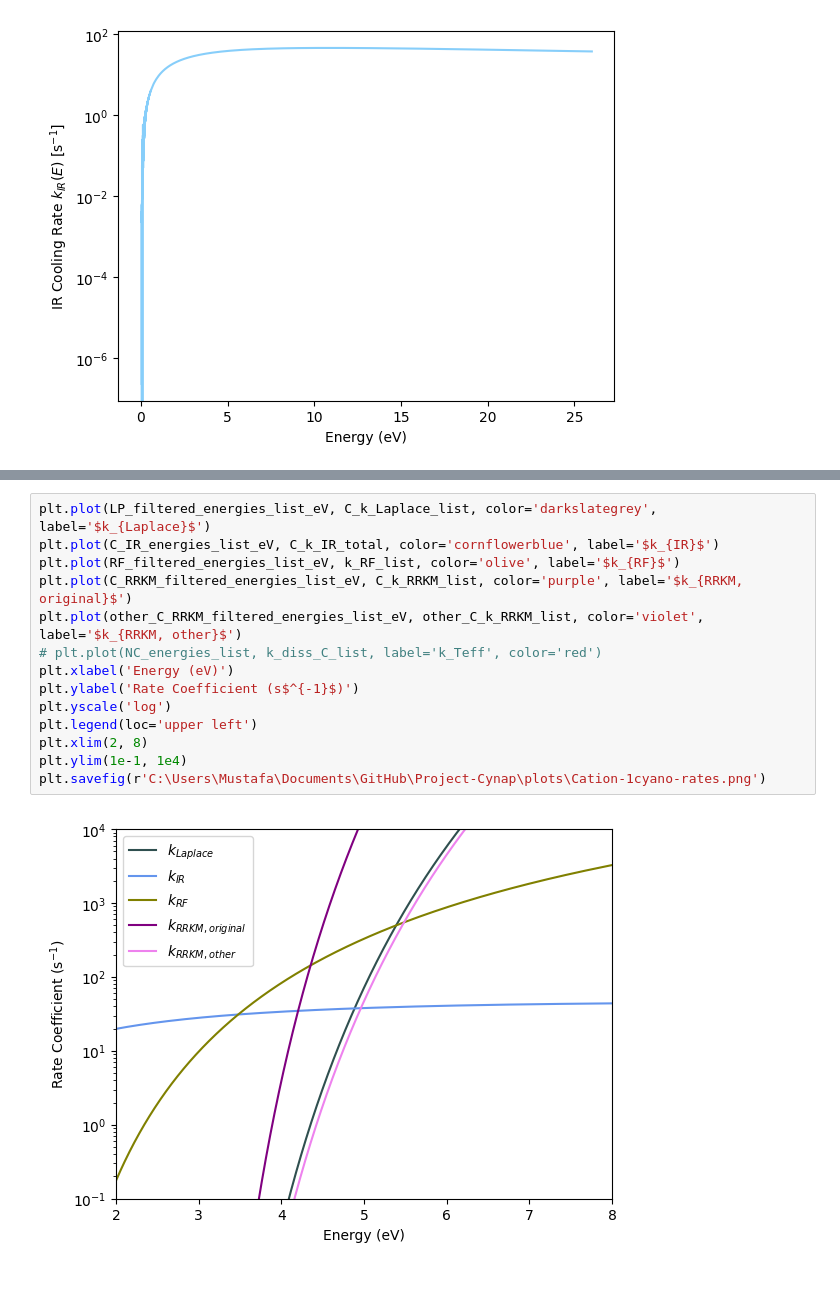
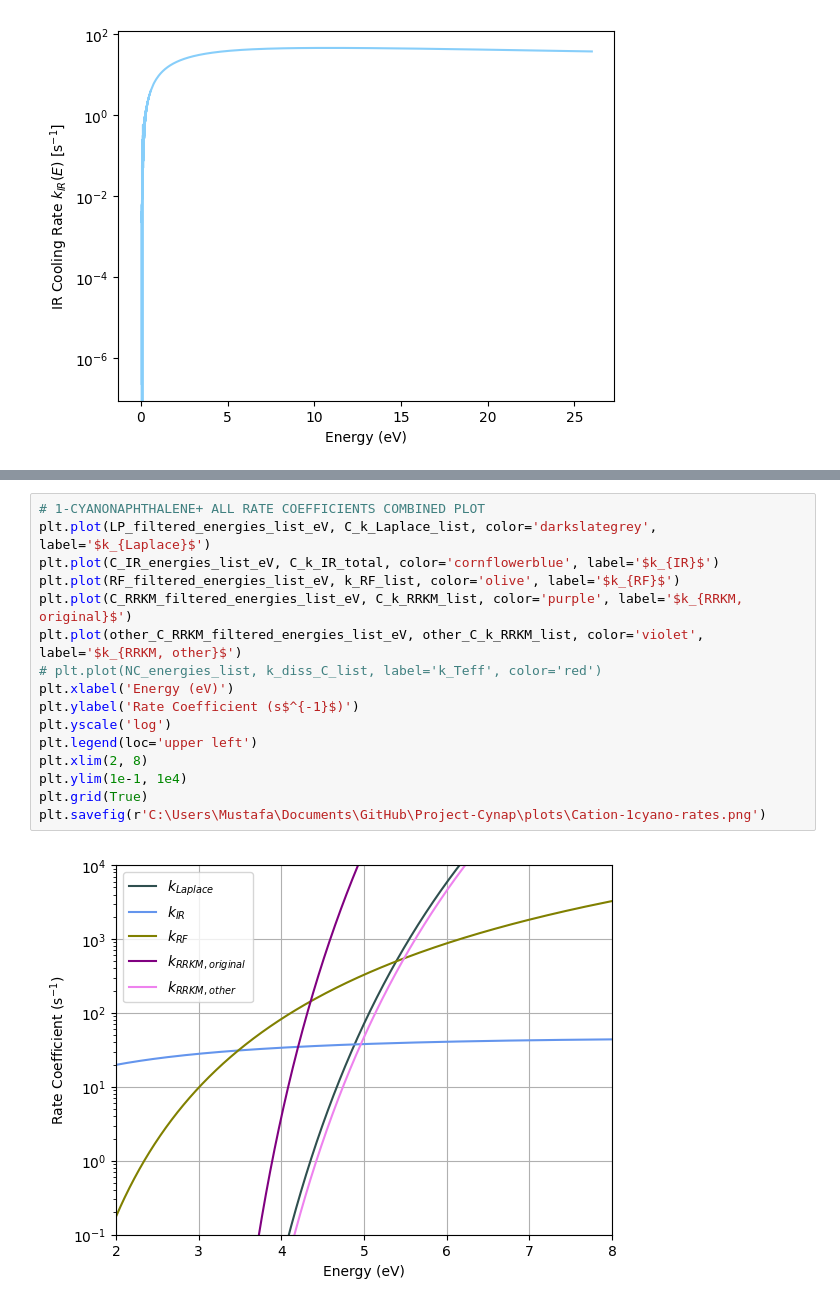
Before and after one commit to mustafa9812/Project-Cynap, a Jupyter notebook: scripts/calculations.ipynb, the cells around one changed output, grey strips where cells are left out. Cells and saved outputs as stored; diff of their text form.

```diff
--- a/scripts/calculations.ipynb
+++ b/scripts/calculations.ipynb
@@ -963,19 +967,21 @@ plt.show()
 # %% [output]
 [figure]
 # %%
+# 1-CYANONAPHTHALENE+ ALL RATE COEFFICIENTS COMBINED PLOT
 plt.plot(LP_filtered_energies_list_eV, C_k_Laplace_list, color='darkslategrey', label='$k_{Laplace}$')
 plt.plot(C_IR_energies_list_eV, C_k_IR_total, color='cornflowerblue', label='$k_{IR}$')
 plt.plot(RF_filtered_energies_list_eV, k_RF_list, color='olive', label='$k_{RF}$')
 plt.plot(C_RRKM_filtered_energies_list_eV, C_k_RRKM_list, color='purple', label='$k_{RRKM, original}$')
 plt.plot(other_C_RRKM_filtered_energies_list_eV, other_C_k_RRKM_list, color='violet', label='$k_{RRKM, other}$')
 # plt.plot(NC_energies_list, k_diss_C_list, label='k_Teff', color='red')
 plt.xlabel('Energy (eV)')
 plt.ylabel('Rate Coefficient (s$^{-1}$)')
 plt.yscale('log')
 plt.legend(loc='upper left')
 plt.xlim(2, 8)
 plt.ylim(1e-1, 1e4)
+plt.grid(True)
 plt.savefig(r'C:\Users\Mustafa\Documents\GitHub\Project-Cynap\plots\Cation-1cyano-rates.png')
 # %% [output]
-[figure, old version]
+[figure, new version]
 # %%
```
Also changed, not shown: parts of 8 cells of this notebook, 16 other files.
